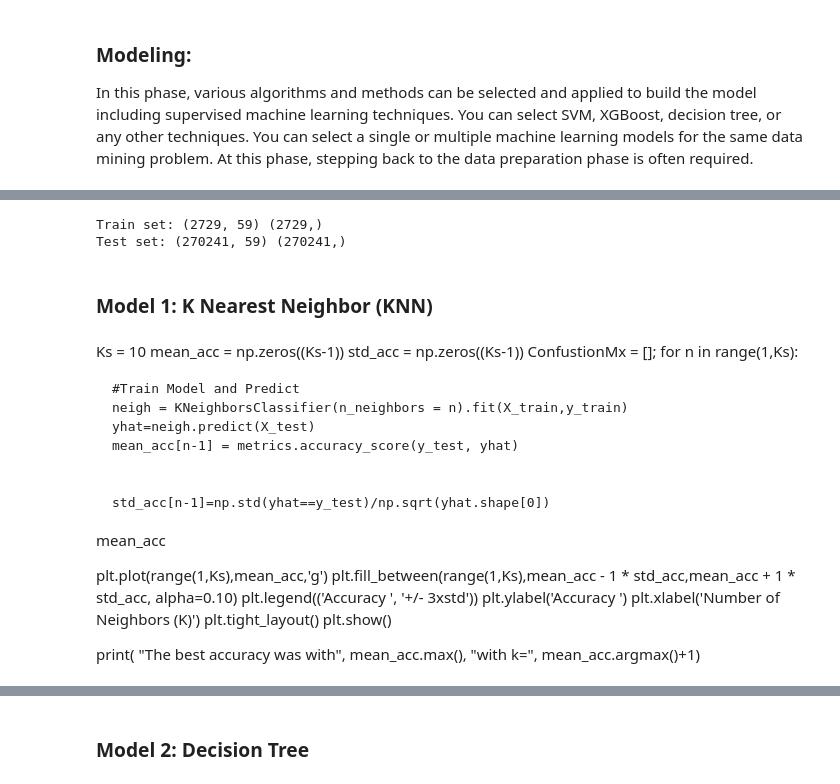
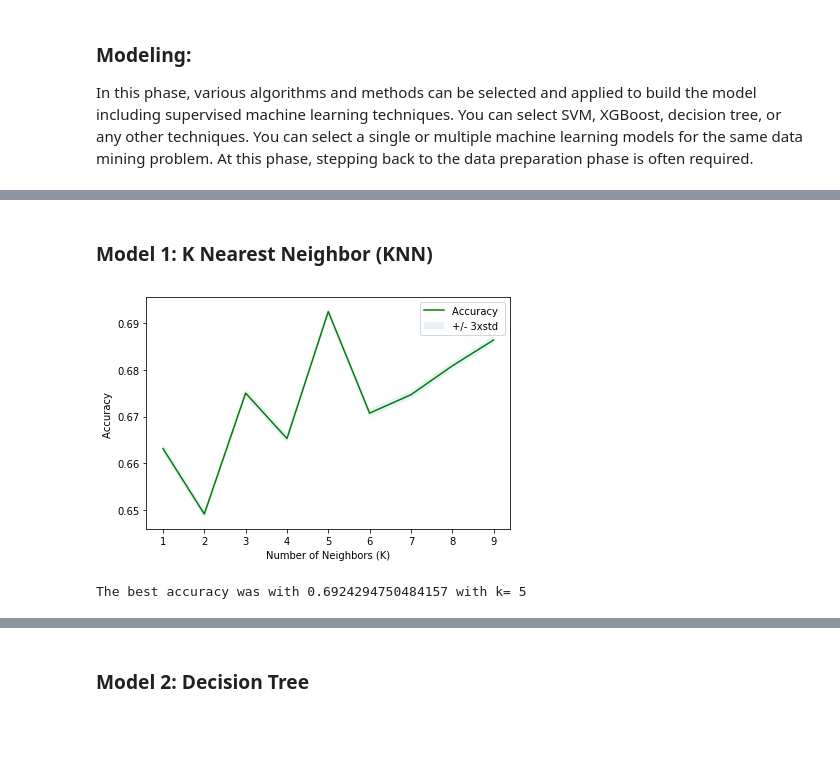
Before and after one commit to chrisgray40/Coursera_Capstone, a Jupyter notebook: Applied Data Science Capstone.ipynb, the cells around one changed output, grey strips where cells are left out. Cells and saved outputs as stored; diff of their text form; code cells hidden in the pictures; blank space fills up the shorter version.

```diff
--- a/Applied Data Science Capstone.ipynb
+++ b/Applied Data Science Capstone.ipynb
@@ -859,41 +742,36 @@ y = df_upsampled['SEVERITYCODE'].values
-# %%
-# Split the datasets into training and testing data
-from sklearn.model_selection import train_test_split
-X_train, X_test, y_train, y_test = train_test_split( X, y, test_size=0.99, random_state=4)
-print ('Train set:', X_train.shape,  y_train.shape)
-print ('Test set:', X_test.shape,  y_test.shape)
-# %% [output]
-Train set: (2729, 59) (2729,)
-Test set: (270241, 59) (270241,)
 # %% [markdown]
 ### Model 1: K Nearest Neighbor (KNN)
 # %%
 from sklearn.neighbors import KNeighborsClassifier
 from sklearn import metrics
-# %% [markdown]
-Ks = 10
-mean_acc = np.zeros((Ks-1))
-std_acc = np.zeros((Ks-1))
-ConfustionMx = [];
-for n in range(1,Ks):
-
-    #Train Model and Predict
-    neigh = KNeighborsClassifier(n_neighbors = n).fit(X_train,y_train)
-    yhat=neigh.predict(X_test)
-    mean_acc[n-1] = metrics.accuracy_score(y_test, yhat)
-
-
-    std_acc[n-1]=np.std(yhat==y_test)/np.sqrt(yhat.shape[0])
-
-mean_acc
-
-plt.plot(range(1,Ks),mean_acc,'g')
-plt.fill_between(range(1,Ks),mean_acc - 1 * std_acc,mean_acc + 1 * std_acc, alpha=0.10)
-plt.legend(('Accuracy ', '+/- 3xstd'))
-plt.ylabel('Accuracy ')
-plt.xlabel('Number of Neighbors (K)')
-plt.tight_layout()
-plt.show()
-
-print( "The best accuracy was with", mean_acc.max(), "with k=", mean_acc.argmax()+1)
+# %%
+import matplotlib.pyplot as plt
+Ks = 10
+mean_acc = np.zeros((Ks-1))
+std_acc = np.zeros((Ks-1))
+ConfustionMx = [];
+for n in range(1,Ks):
+
+    #Train Model and Predict
+    neigh = KNeighborsClassifier(n_neighbors = n).fit(X_train,y_train)
+    yhat=neigh.predict(X_test)
+    mean_acc[n-1] = metrics.accuracy_score(y_test, yhat)
+
+
+    std_acc[n-1]=np.std(yhat==y_test)/np.sqrt(yhat.shape[0])
+
+mean_acc
+
+plt.plot(range(1,Ks),mean_acc,'g')
+plt.fill_between(range(1,Ks),mean_acc - 1 * std_acc,mean_acc + 1 * std_acc, alpha=0.10)
+plt.legend(('Accuracy ', '+/- 3xstd'))
+plt.ylabel('Accuracy ')
+plt.xlabel('Number of Neighbors (K)')
+plt.tight_layout()
+plt.show()
+
+print( "The best accuracy was with", mean_acc.max(), "with k=", mean_acc.argmax()+1)
+# %% [output]
+[figure, added]
+The best accuracy was with 0.6924294750484157 with k= 5
 # %%
```
Also changed, not shown: parts of 93 cells of this notebook.
